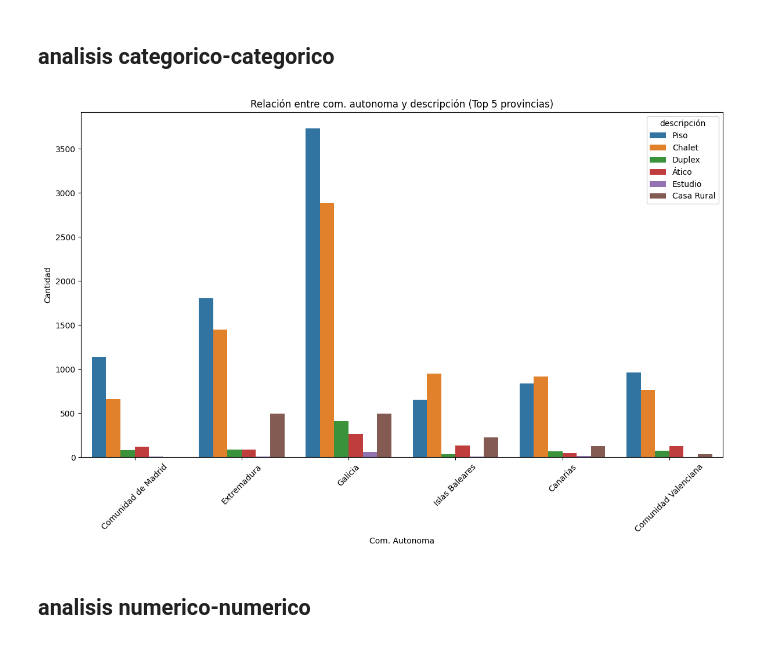
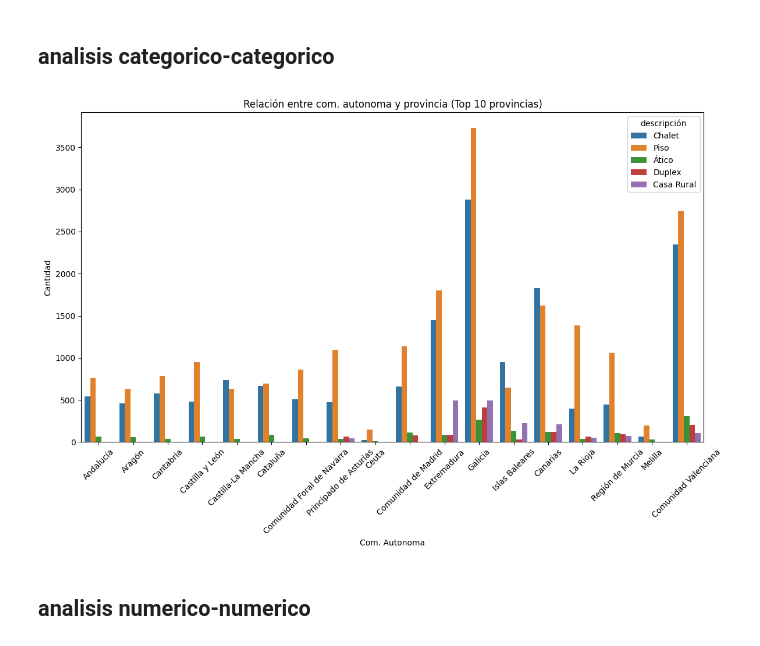
Before and after one commit to 4GeeksAcademy/028-PROYECTO_FINAL_VIVIENDAS-main-4geeks, a Jupyter notebook: src/eda.ipynb, the cells around one changed output. Drawn from its saved outputs; the diff is of its cells as text; code cells hidden in the pictures.

```diff
--- a/src/eda.ipynb
+++ b/src/eda.ipynb
@@ -68,7 +68,7 @@ print(numeric_columns)
 #ver duplicados
 
 # Cargar el nuevo dataset
-dataframe = pd.read_csv(r'C:\Users\Jaime\Desktop\4GEEKS\PROYECTOS\028-PROYECTO_FINAL_VIVIENDAS-main\src\csv finales\comunidades_FINAL.csv')
+dataframe = pd.read_csv(r'/workspaces/028-PROYECTO_FINAL_VIVIENDAS-main/src/csv finales/comunidades_FINAL.csv')
 
 # Verificar duplicados
 duplicados = dataframe[dataframe.duplicated()]
@@ -175,31 +175,31 @@ plt.show()
 # %%
 import matplotlib.pyplot as plt
 import seaborn as sns
 
 # Obtener las 10 provincias más importantes
-top_5_provincias = dataframe['descripción'].value_counts().nlargest(5).index
+top_10_provincias = dataframe['descripción'].value_counts().nlargest(5).index
 
 # Filtrar el DataFrame solo para las 10 provincias más importantes
-dataframe_top_5_provincias = dataframe[dataframe['descripción'].isin(top_5_provincias)]
+dataframe_top_10_provincias = dataframe[dataframe['descripción'].isin(top_10_provincias)]
 
 # Crear una figura de subplots
 fig, axes = plt.subplots(figsize=(12, 8))
 
 # Crear un gráfico de barras para analizar 'com. autonoma' vs 'provincia'
 sns.countplot(data=dataframe_top_10_provincias, x='com. autonoma', hue='descripción', ax=axes)
-axes.set_title('Relación entre com. autonoma y descripción (Top 5 provincias)')
+axes.set_title('Relación entre com. autonoma y provincia (Top 10 provincias)')
 axes.set_xlabel('Com. Autonoma')
 axes.set_ylabel('Cantidad')
 
 # Rotar las etiquetas del eje x para mayor legibilidad
 axes.tick_params(axis='x', rotation=45)
 
 # Ajustar diseño
 plt.tight_layout()
 
 # Mostrar el gráfico
 plt.show()
 # %% [output]
-[figure, old version]
+[figure, new version]
 # %% [markdown]
 ## analisis numerico-numerico
```
Also changed, not shown: parts of 14 cells of this notebook, 3 other files.
